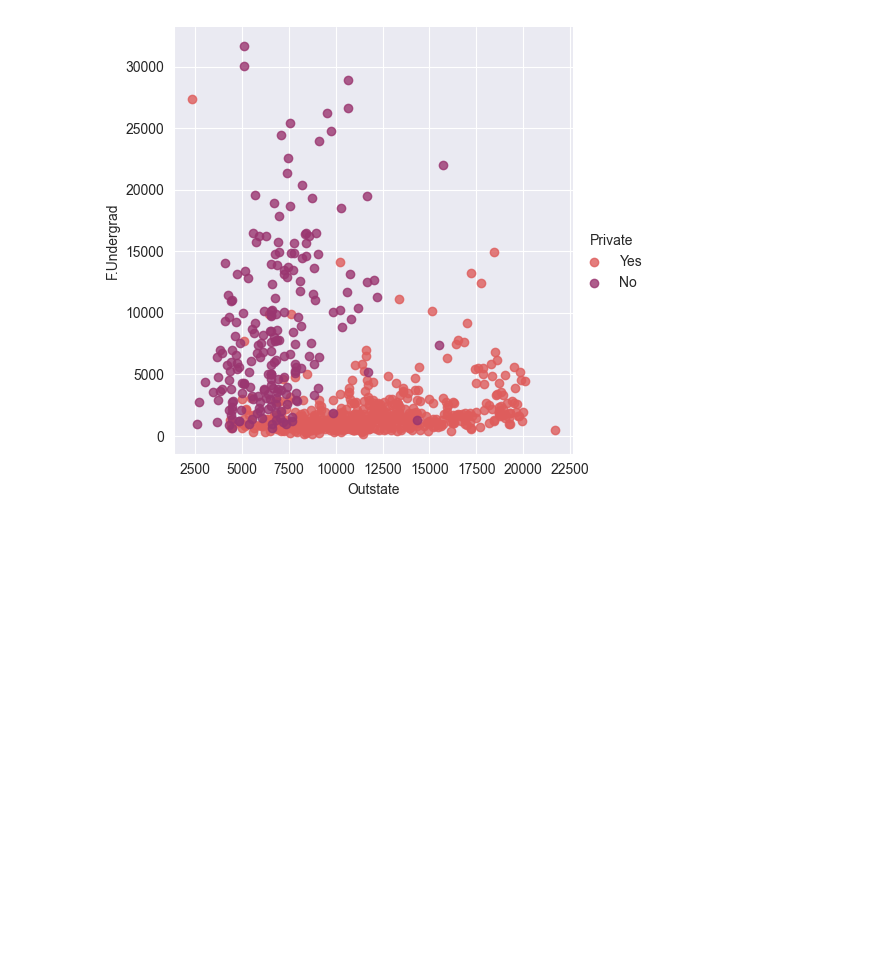
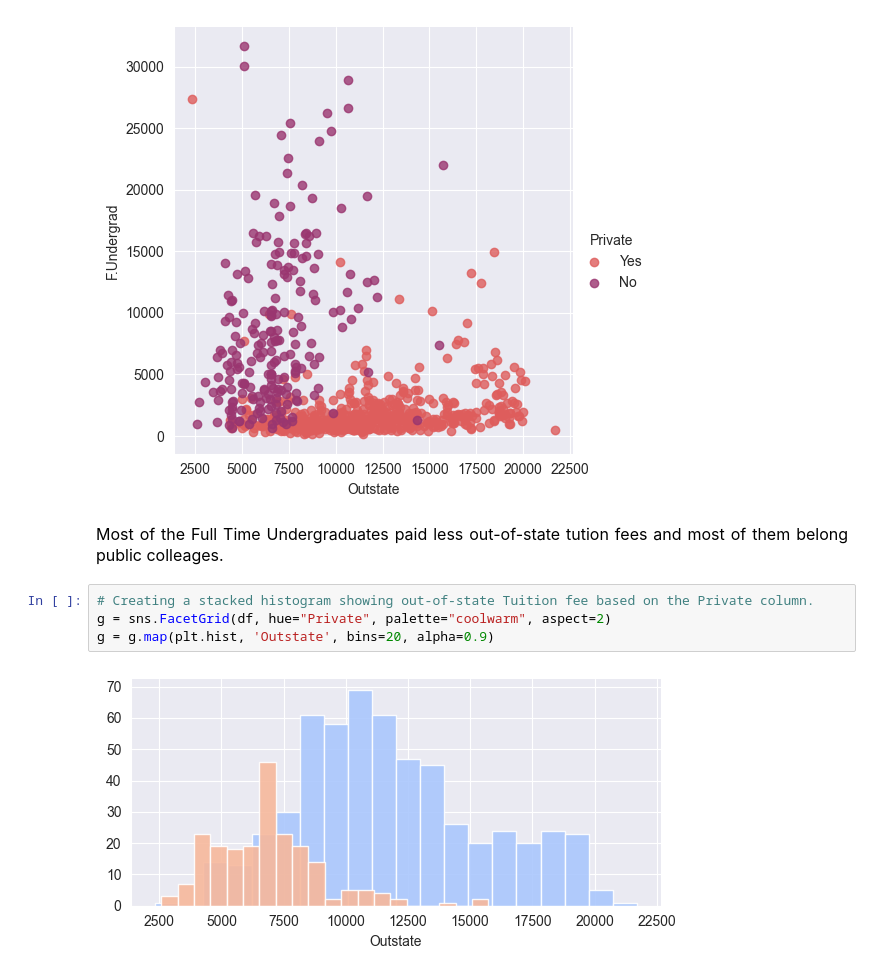
Before and after one commit to madhubabukencha/machine_learning, a Jupyter notebook: chap03_unsupervised_learning/1_k_means_clustering/3_college_project.ipynb, the cells around one changed output. Cells and saved outputs as stored; diff of their text form; blank space fills up the shorter version.

```diff
--- a/chap03_unsupervised_learning/1_k_means_clustering/3_college_project.ipynb
+++ b/chap03_unsupervised_learning/1_k_means_clustering/3_college_project.ipynb
@@ -89,3 +100,16 @@ sns.lmplot(x="Outstate",
 # %% [output]
 <seaborn.axisgrid.FacetGrid at 0x...>
 [figure]
+# %% [markdown]
+<p style="text-align: justify; text-justify: inter-word;">
+   <font size=3>
+      Most of the Full Time Undergraduates paid less out-of-state tution fees and most of
+      them belong public colleages.
+   </font>
+</p>
+# %%
+# Creating a stacked histogram showing out-of-state Tuition fee based on the Private column.
+g = sns.FacetGrid(df, hue="Private", palette="coolwarm", aspect=2)
+g = g.map(plt.hist, 'Outstate', bins=20, alpha=0.9)
+# %% [output]
+[figure, added]
```
Also changed, not shown: parts of 9 cells of this notebook, 2 other files.
